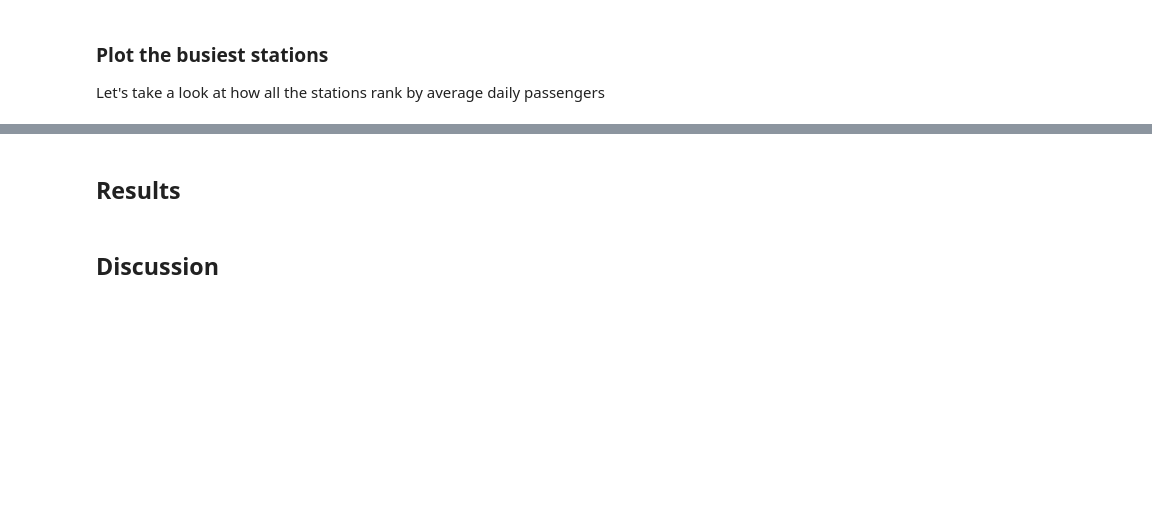
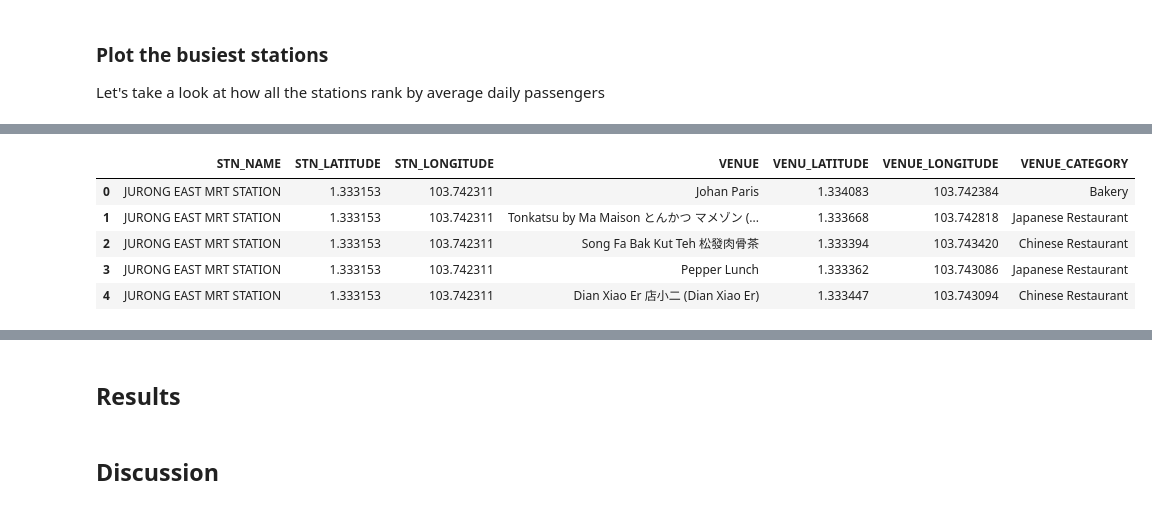
Before and after one commit to alfredtan/Coursera_Capstone, a Jupyter notebook: Week 4 Assignment/Capstone - Final Assignment.ipynb, the cells around one changed output, grey strips where cells are left out. Saved outputs shown, nothing was run; the diff lists cells and outputs as text; code cells hidden in the pictures; blank space fills up the shorter version.

```diff
--- a/Week 4 Assignment/Capstone - Final Assignment.ipynb
+++ b/Week 4 Assignment/Capstone - Final Assignment.ipynb
@@ -595,0 +616,23 @@ plt.show()
+# %%
+map = folium.Map(location=[latitude, longitude], zoom_start=12, tiles='Stamen Terrain')
+
+num=1
+# add markers to map
+for lat, lng, label in zip(top5_interchanges['MEAN_LATITUDE'], top5_interchanges['MEAN_LONGITUDE'], top5_interchanges['STN_NAME']  ):
+    label = folium.Popup( "(" + str(num) + ") " + label, parse_html=True)
+
+    folium.CircleMarker(
+        [lat, lng],
+        radius=5,
+        popup= label,
+        color='red',
+        fill=True,
+        fill_color='red',
+        fill_opacity=1,
+        parse_html=False).add_to(map)
+
+    num+=1
+
+
+
+map
@@ -595,0 +643,9 @@ plt.show()
+# %%
+CLIENT_ID = 'QMAGZJ13AIHHQI4WPVVAIWUTRI1JUQXC0I04S3VONCLPIJ4J' # your Foursquare ID
+CLIENT_SECRET = '01KL5EY4PPIWPEWFU3UB1YDAILL2EPVNZKFHYUZJKFIRONNG' # your Foursquare Secret
+VERSION = '20180605' # Foursquare API version
+LIMIT = 100 # A default Foursquare API limit value
+
+print('Your credentails:')
+print('CLIENT_ID: ' + CLIENT_ID)
+print('CLIENT_SECRET:' + CLIENT_SECRET)
@@ -595,0 +697,8 @@ plt.show()
+# %%
+# type your answer here
+names = top5_interchanges.loc[:, 'STN_NAME']
+lats = top5_interchanges.loc[:, 'MEAN_LATITUDE']
+longs = top5_interchanges.loc[:, 'MEAN_LONGITUDE']
+
+nearby_venues = getNearbyVenues( names, lats, longs)
+print('DONE')
@@ -595,0 +713,9 @@ plt.show()
+# %%
+nearby_venues.head()
+# %% [output]
+|  | STN_NAME | STN_LATITUDE | STN_LONGITUDE | VENUE | VENU_LATITUDE | VENUE_LONGITUDE | VENUE_CATEGORY |
+| 0 | JURONG EAST MRT STATION | 1.333153 | 103.742311 | Johan Paris | 1.334083 | 103.742384 | Bakery |
+| 1 | JURONG EAST MRT STATION | 1.333153 | 103.742311 | Tonkatsu by Ma Maison とんかつ マメゾン (... | 1.333668 | 103.742818 | Japanese Restaurant |
+| 2 | JURONG EAST MRT STATION | 1.333153 | 103.742311 | Song Fa Bak Kut Teh 松發肉骨茶 | 1.333394 | 103.743420 | Chinese Restaurant |
+| 3 | JURONG EAST MRT STATION | 1.333153 | 103.742311 | Pepper Lunch | 1.333362 | 103.743086 | Japanese Restaurant |
+| 4 | JURONG EAST MRT STATION | 1.333153 | 103.742311 | Dian Xiao Er 店小二 (Dian Xiao Er) | 1.333447 | 103.743094 | Chinese Restaurant |
```
Also changed, not shown: parts of 12 cells of this notebook.
